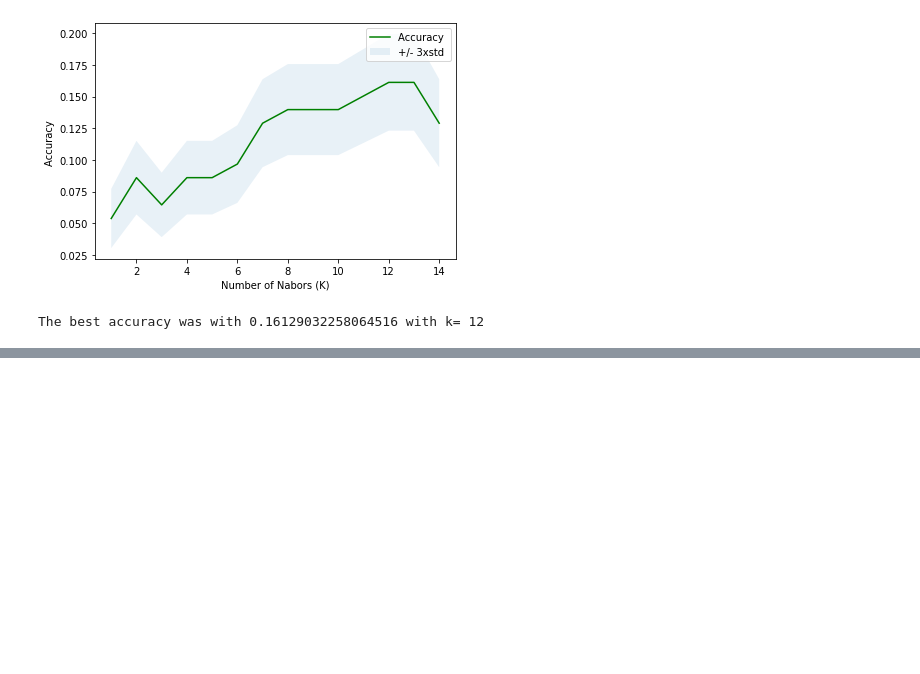
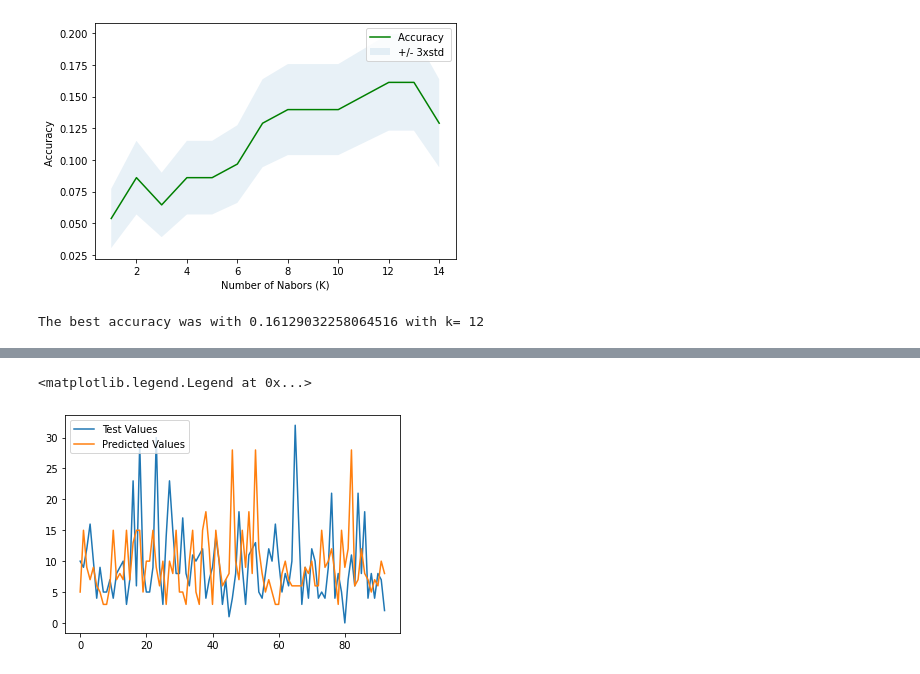
Before and after one commit to michalmullen/machine-learning, a Jupyter notebook: notebooks/coffeeShopAD.ipynb, the cells around one changed output, grey strips where cells are left out. Cells and saved outputs as stored; diff of their text form; code cells hidden in the pictures; blank space fills up the shorter version.

Commit message:
added mean_absolute_error prediction

```diff
--- a/notebooks/coffeeShopAD.ipynb
+++ b/notebooks/coffeeShopAD.ipynb
@@ -198,0 +226,9 @@ The best accuracy was with 0.16129032258064516 with k= 12
+# %%
+neigh = KNeighborsClassifier(n_neighbors = 1).fit(X_train,y_train)
+yhat1 = neigh.predict(X_test)
+plt.plot(y_test.values)
+plt.plot(yhat1)
+plt.legend(('Test Values', 'Predicted Values'))
+# %% [output]
+<matplotlib.legend.Legend at 0x...>
+[figure, added]
```
Also changed, not shown: parts of 3 cells of this notebook.
